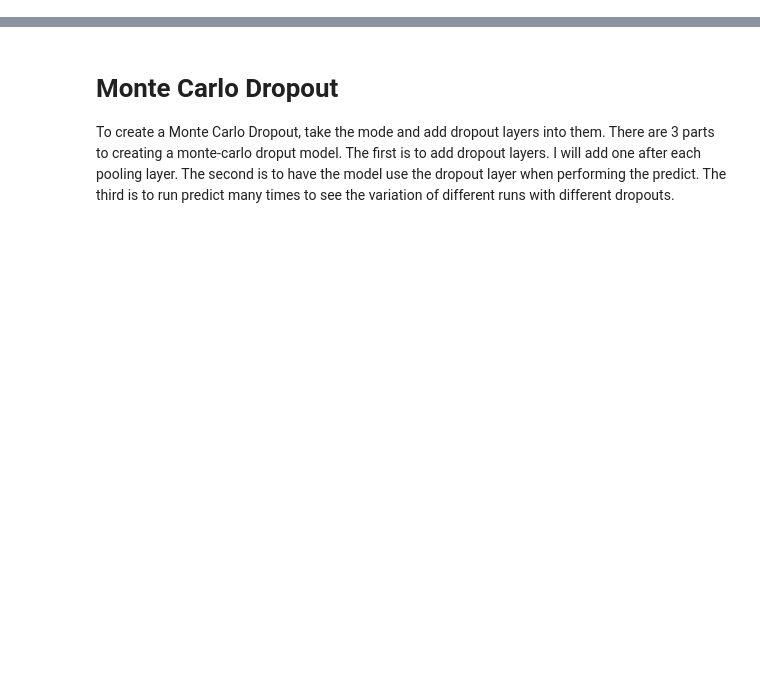
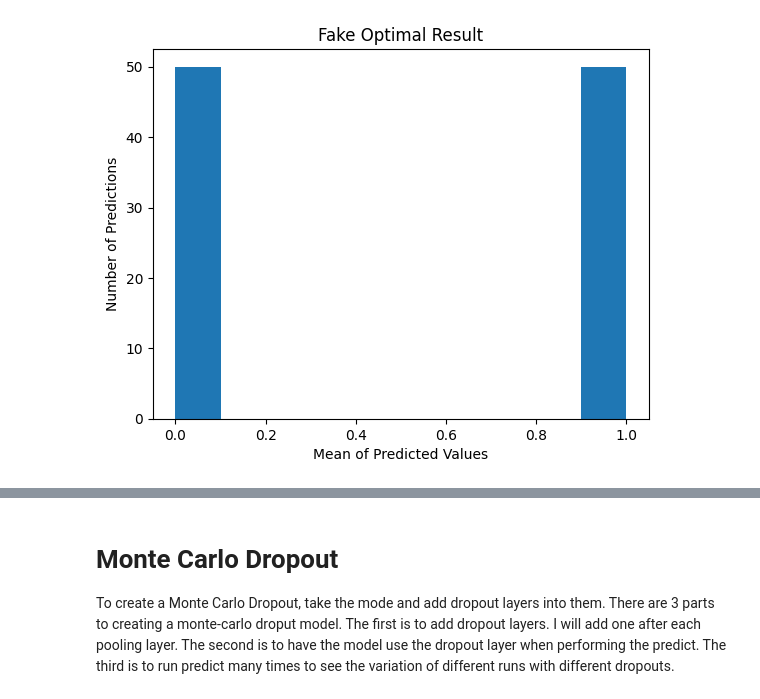
Before and after one commit to isaac1987a/Uncertanty, a Jupyter notebook: Uncertanty.ipynb, the cells around one changed output, grey strips where cells are left out. Cells and saved outputs as stored; diff of their text form; code cells hidden in the pictures; blank space fills up the shorter version.

```diff
--- a/Uncertanty.ipynb
+++ b/Uncertanty.ipynb
@@ -123,0 +174,14 @@ print(train_data.shape)
+# %%
+fake_data = []
+for i in range(0,50):
+  fake_data.append(0)
+for i in range(0,50):
+  fake_data.append(1)
+plt.hist(fake_data)
+plt.xlabel('Mean of Predicted Values')
+plt.ylabel('Number of Predictions')
+plt.title('Fake Optimal Result')
+
+plt.show()
+# %% [output]
+[figure, added]
```
Also changed, not shown: parts of 43 cells of this notebook.
